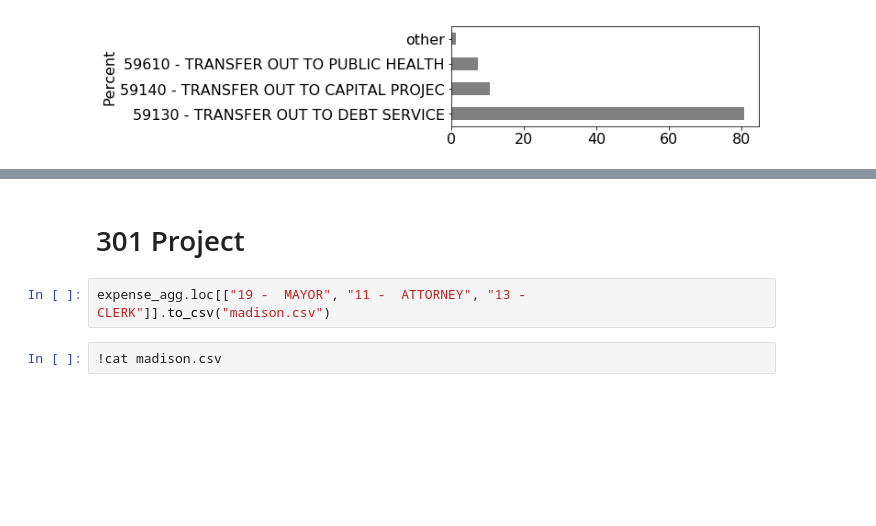
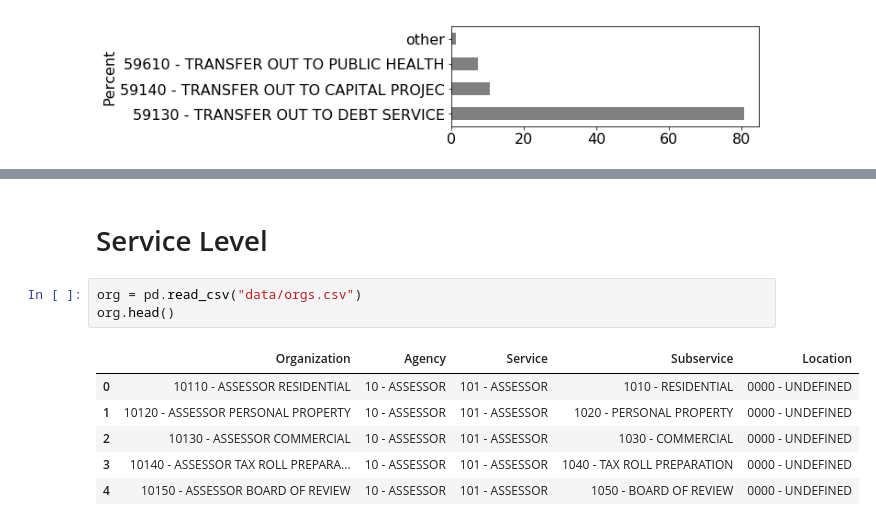
Before and after one commit to tylerharter/s19-city, a Jupyter notebook: overview.ipynb, the cells around one changed output, grey strips where cells are left out. Drawn from its saved outputs; the diff is of its cells as text; blank space fills up the shorter version.

```diff
--- a/overview.ipynb
+++ b/overview.ipynb
@@ -193,6 +211,12 @@ df[df["Character Code"] == "59 - TRANSFER OUT"]
-# %% [markdown]
-# 301 Project
-# %%
-expense_agg.loc[["19 -  MAYOR", "11 -  ATTORNEY", "13 -  CLERK"]].to_csv("madison.csv")
-# %%
-!cat madison.csv
+# %% [markdown]
+# Service Level
+# %%
+org = pd.read_csv("data/orgs.csv")
+org.head()
+# %% [output]
+|  | Organization | Agency | Service | Subservice | Location |
+| 0 | 10110 - ASSESSOR RESIDENTIAL | 10 - ASSESSOR | 101 - ASSESSOR | 1010 - RESIDENTIAL | 0000 - UNDEFINED |
+| 1 | 10120 - ASSESSOR PERSONAL PROPERTY | 10 - ASSESSOR | 101 - ASSESSOR | 1020 - PERSONAL PROPERTY | 0000 - UNDEFINED |
+| 2 | 10130 - ASSESSOR COMMERCIAL | 10 - ASSESSOR | 101 - ASSESSOR | 1030 - COMMERCIAL | 0000 - UNDEFINED |
+| 3 | 10140 - ASSESSOR TAX ROLL PREPARA... | 10 - ASSESSOR | 101 - ASSESSOR | 1040 - TAX ROLL PREPARATION | 0000 - UNDEFINED |
+| 4 | 10150 - ASSESSOR BOARD OF REVIEW | 10 - ASSESSOR | 101 - ASSESSOR | 1050 - BOARD OF REVIEW | 0000 - UNDEFINED |
```
Also changed, not shown: parts of 6 cells of this notebook, 1 other file.
